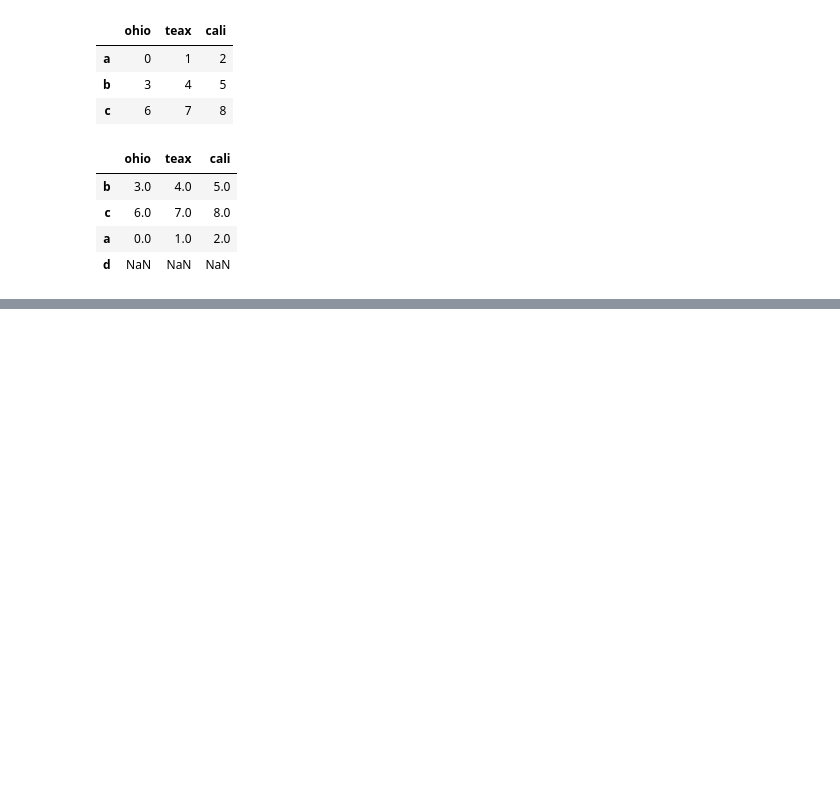
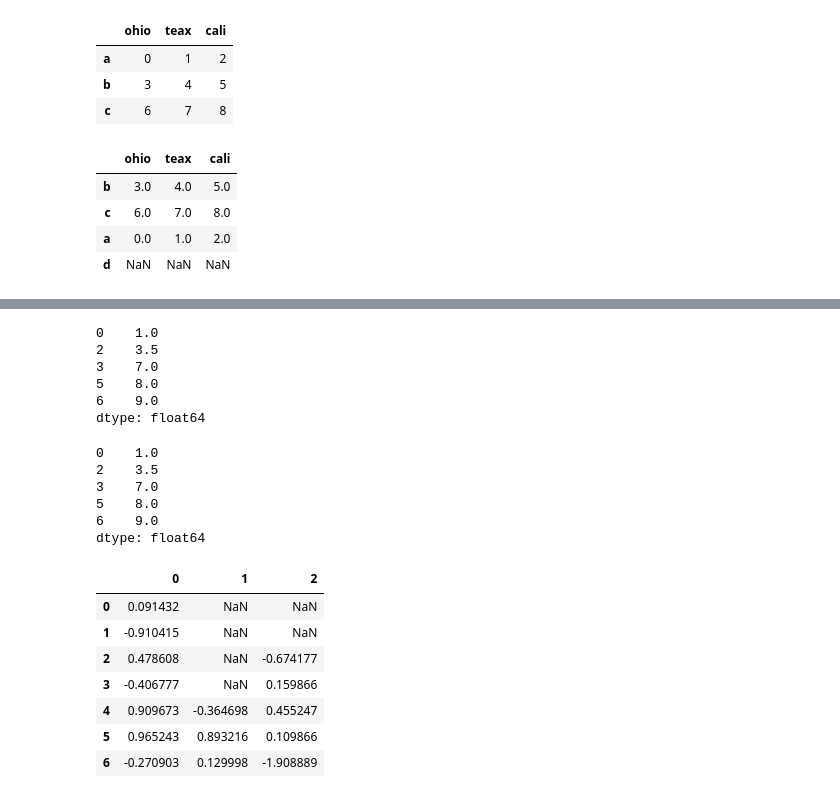
Before and after one commit to JiaLei123/numpyandpandas, a Jupyter notebook: cp03/pandas_base.ipynb, the cells around one changed output, grey strips where cells are left out. Drawn from its saved outputs; the diff is of its cells as text; code cells hidden in the pictures; blank space fills up the shorter version.

```diff
--- a/cp03/pandas_base.ipynb
+++ b/cp03/pandas_base.ipynb
@@ -204,0 +576,34 @@ frame.reindex(['b', 'c','a','d'])
+# %%
+data1 = data.dropna()
+data1
+# %% [output]
+0    1.0
+2    3.5
+3    7.0
+5    8.0
+6    9.0
+dtype: float64
+# %%
+_ = data.dropna(inplace=True)
+data
+# %% [output]
+0    1.0
+2    3.5
+3    7.0
+5    8.0
+6    9.0
+dtype: float64
+# %%
+df = pd.DataFrame(np.random.randn(7,3))
+df.iloc[:4,1] = np.nan
+df.iloc[:2, 2] = np.nan
+df
+# %% [output]
+|  | 0 | 1 | 2 |
+| 0 | 0.091432 | NaN | NaN |
+| 1 | -0.910415 | NaN | NaN |
+| 2 | 0.478608 | NaN | -0.674177 |
+| 3 | -0.406777 | NaN | 0.159866 |
+| 4 | 0.909673 | -0.364698 | 0.455247 |
+| 5 | 0.965243 | 0.893216 | 0.109866 |
+| 6 | -0.270903 | 0.129998 | -1.908889 |
```
Also changed, not shown: parts of 51 cells of this notebook, 1 other file.
